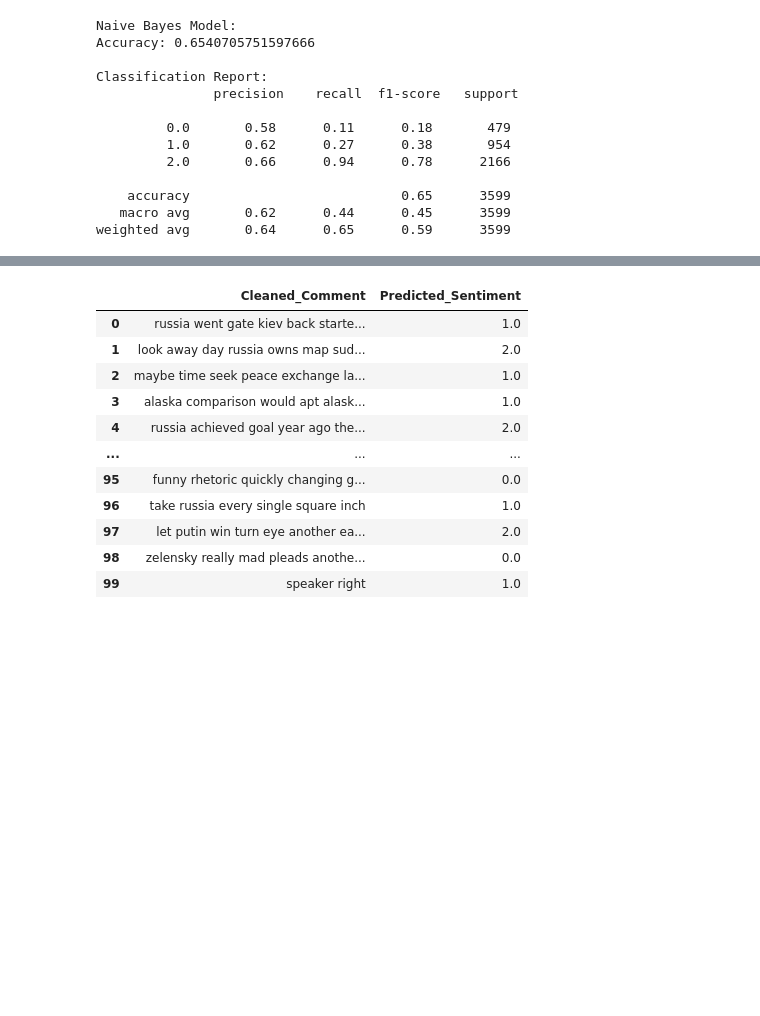
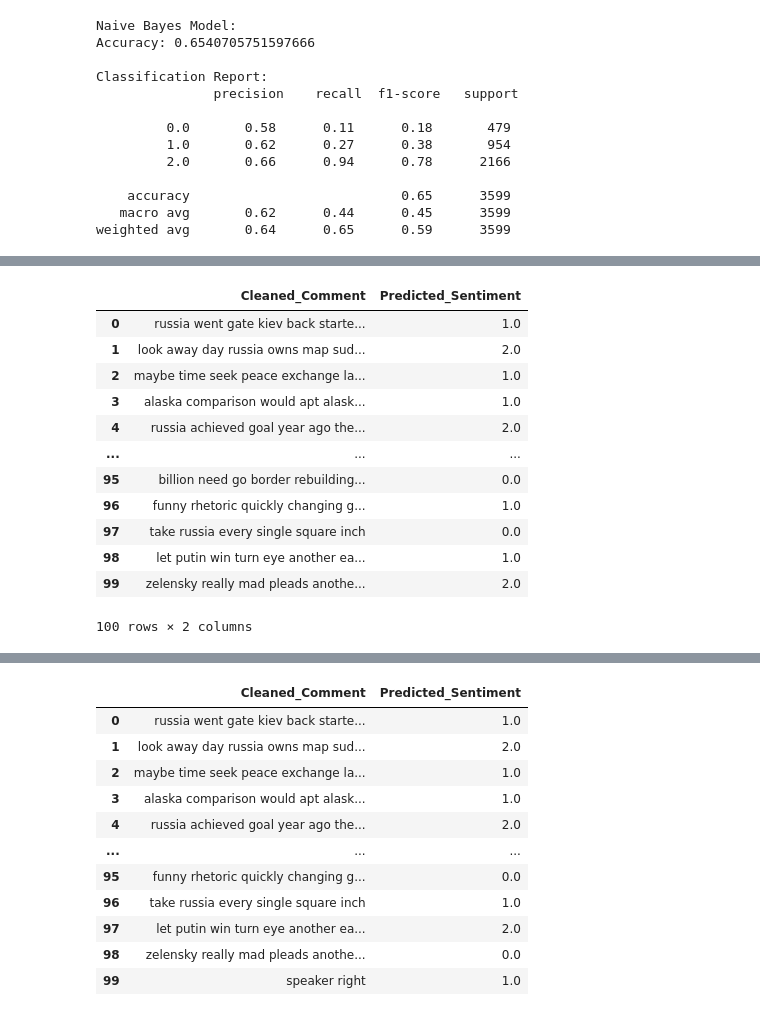
Before and after one commit to shubhamnarkhede/Youtube_Video_Stance_Aanalysis, a Jupyter notebook: YouTube_Data_Final_new.ipynb, the cells around one changed output, grey strips where cells are left out. Saved outputs shown, nothing was run; the diff lists cells and outputs as text; code cells hidden in the pictures; blank space fills up the shorter version.

```diff
--- a/YouTube_Data_Final_new.ipynb
+++ b/YouTube_Data_Final_new.ipynb
@@ -1051,0 +1172,17 @@ df_youtube['Predicted_Sentiment'] = combined_predictions.mode(axis=1)[0]
+# %%
+df = pd.read_csv('youtube_comments_with_sentiment_new.csv')
+df.head(100)
+# %% [output]
+|  | Cleaned_Comment | Predicted_Sentiment |
+| 0 | russia went gate kiev back starte... | 1.0 |
+| 1 | look away day russia owns map sud... | 2.0 |
+| 2 | maybe time seek peace exchange la... | 1.0 |
+| 3 | alaska comparison would apt alask... | 1.0 |
+| 4 | russia achieved goal year ago the... | 2.0 |
+| ... | ... | ... |
+| 95 | billion need go border rebuilding... | 0.0 |
+| 96 | funny rhetoric quickly changing g... | 1.0 |
+| 97 | take russia every single square inch | 0.0 |
+| 98 | let putin win turn eye another ea... | 1.0 |
+| 99 | zelensky really mad pleads anothe... | 2.0 |
+100 rows × 2 columns
```
Also changed, not shown: parts of 33 cells of this notebook.
